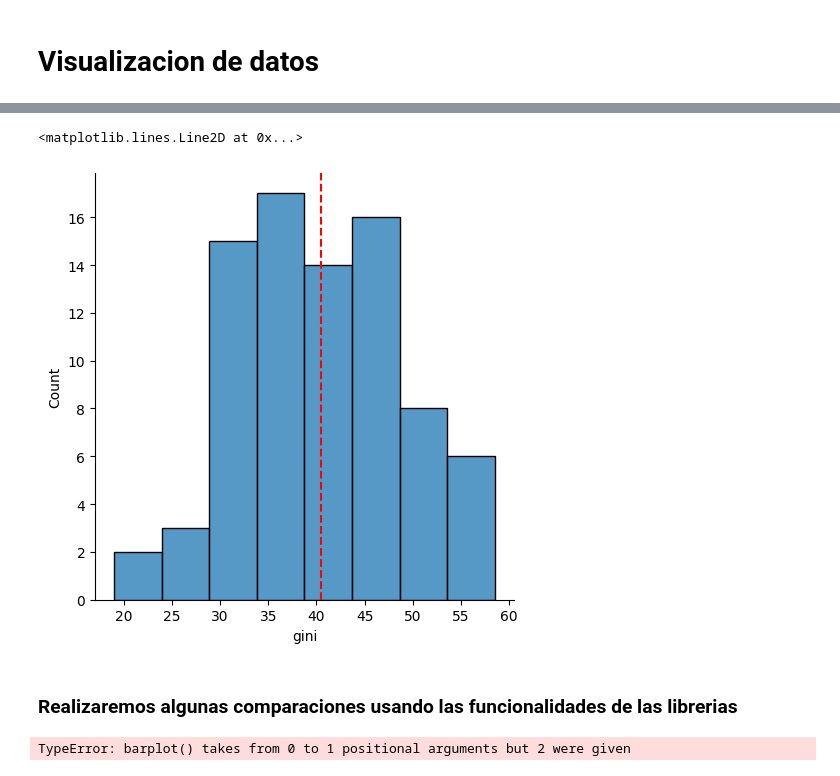
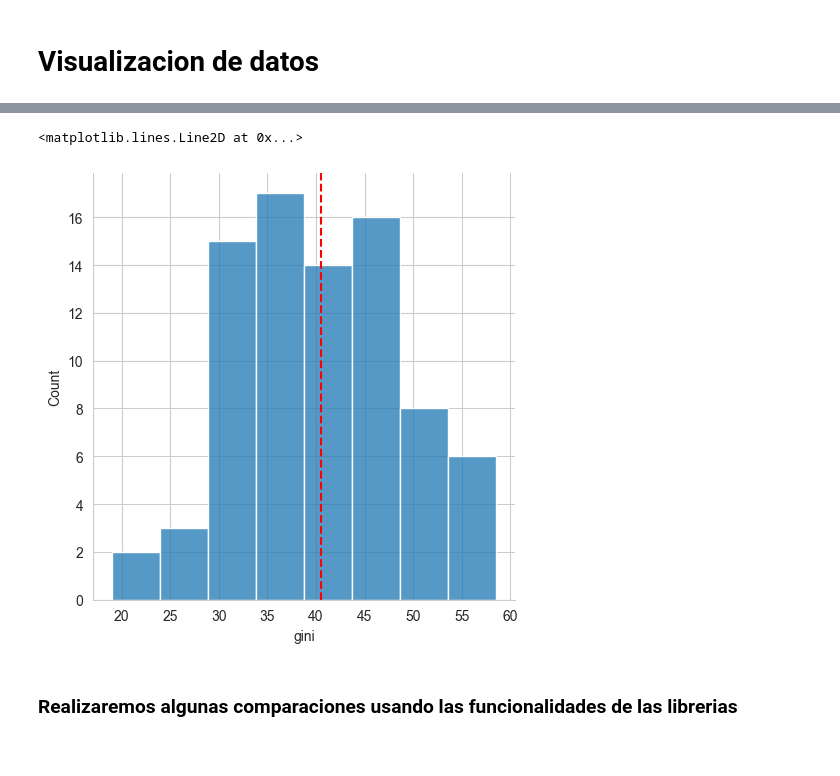
Before and after one commit to Denniels/data_analytic, a Jupyter notebook: nations.ipynb, the cells around one changed output, grey strips where cells are left out. Drawn from its saved outputs; the diff is of its cells as text; code cells hidden in the pictures.

```diff
--- a/nations.ipynb
+++ b/nations.ipynb
@@ -335,6 +341,7 @@ df_europa['literacy'].mean()
 # Visualizacion de datos
 # %%
 # Histograma con seaborn
+sns.set_style("whitegrid")
 sns.displot(df_nations['gini'], kind = 'hist')
 # %% [output]
 <seaborn.axisgrid.FacetGrid at 0x...>
@@ -342,10 +349,10 @@ sns.displot(df_nations['gini'], kind = 'hist')
 # %%
 # Histogramas con seaborn y matplotlib
-sns.displot(df_nations['gini'], kind = 'hist')
+sns.displot(df_nations['gini'], kind = 'hist',palette="colorblind")
 plt.axvline(x = df_nations['gini'].mean(), color = 'r', linestyle = '--')
 # %% [output]
 <matplotlib.lines.Line2D at 0x...>
-[figure, old version]
+[figure, new version]
 # %% [markdown]
 ### Realizaremos algunas comparaciones usando las funcionalidades de las librerias
 # %%
@@ -353,8 +360,3 @@ plt.axvline(x = df_nations['gini'].mean(), color = 'r', linestyle = '--')
 entre la mortalidad infantil de europa y africa'''
 media_europa = df_europa['chldmort'].mean()
 media_africa = df_africa['chldmort'].mean()
-# %%
-# Graficaremos las variables en barplot
-sns.barplot(["Europa", "Africa"], [media_europa, media_africa])
-# %% [output]
-TypeError: barplot() takes from 0 to 1 positional arguments but 2 were given
```
Also changed, not shown: parts of 29 cells of this notebook.
